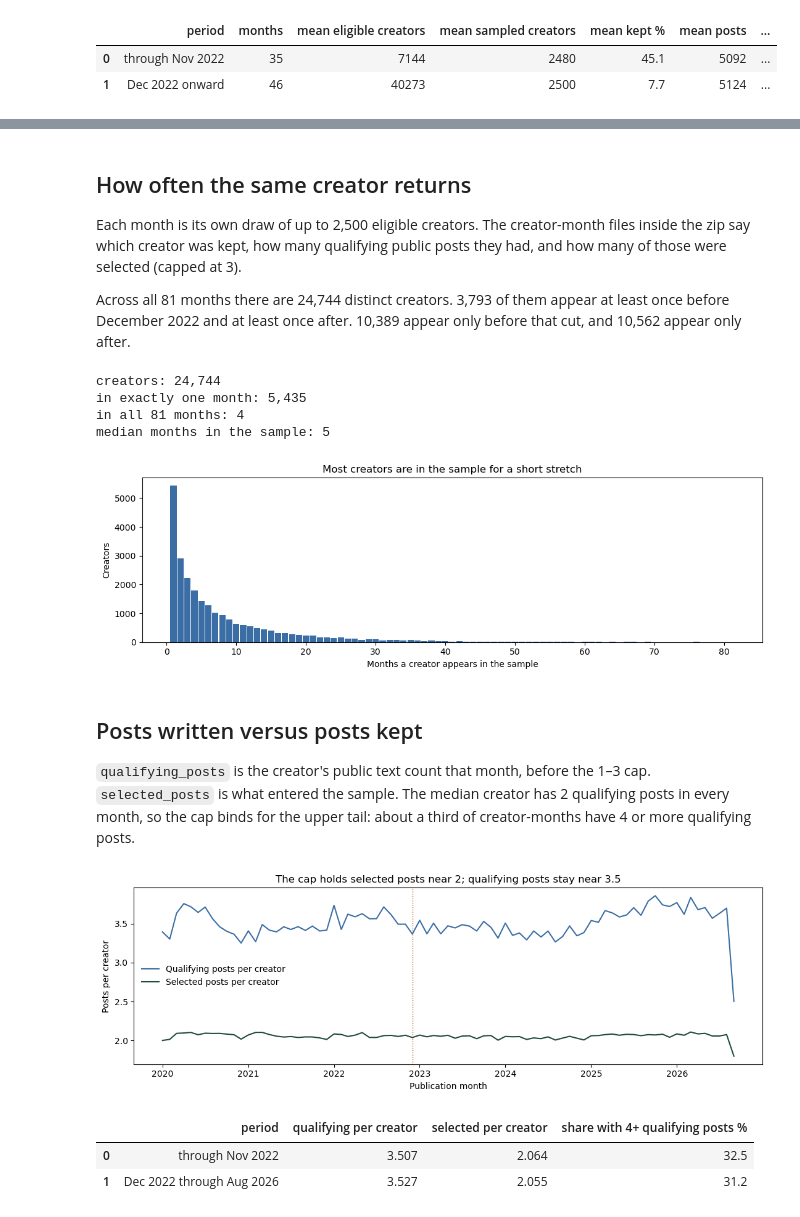
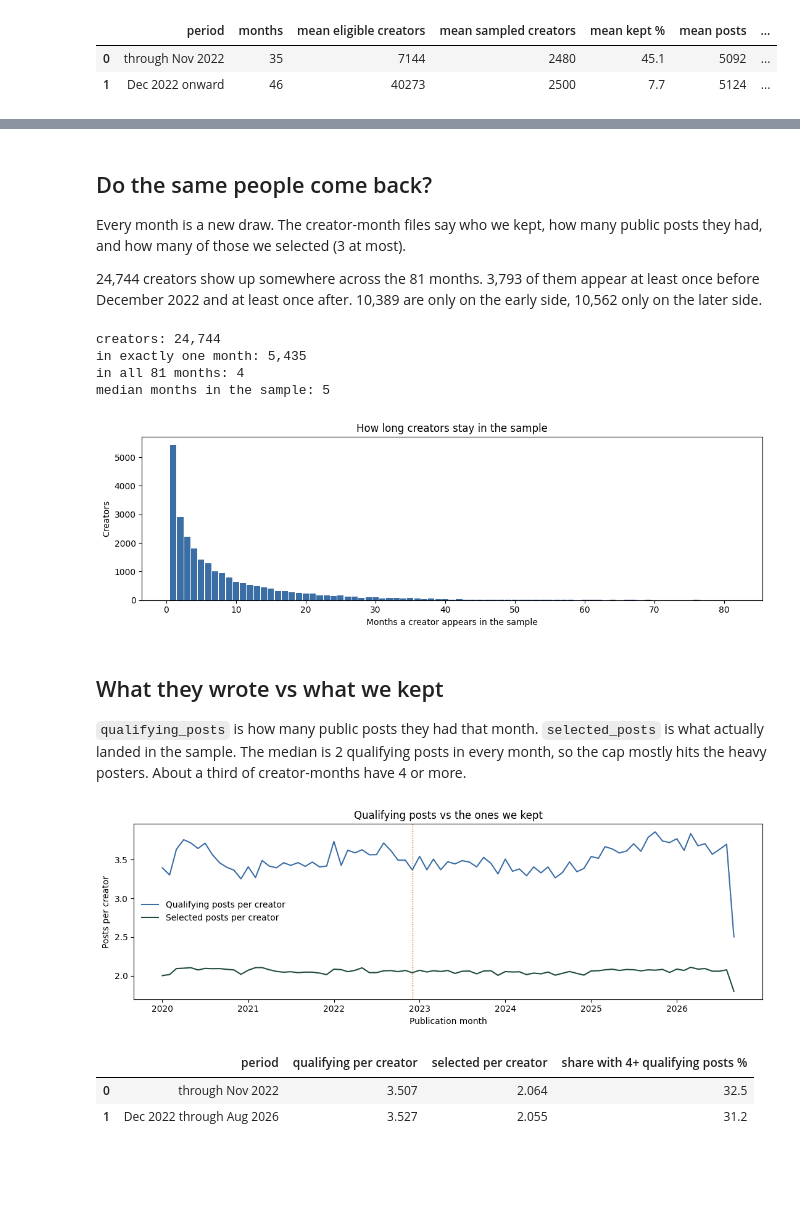
Before and after one commit to mbadu1/cap-folder, a Jupyter notebook: notebooks/substack_sample_eda.ipynb, the cells around one changed output, grey strips where cells are left out. Cells and saved outputs as stored; diff of their text form; code cells hidden in the pictures; blank space fills up the shorter version.

```diff
--- a/notebooks/substack_sample_eda.ipynb
+++ b/notebooks/substack_sample_eda.ipynb
@@ -211,9 +205,9 @@ Three limits belong in any later write-up.
 # %% [markdown]
-## How often the same creator returns
+## Do the same people come back?
 
-Each month is its own draw of up to 2,500 eligible creators. The creator-month files inside the zip say which creator was kept, how many qualifying public posts they had, and how many of those were selected (capped at 3).
+Every month is a new draw. The creator-month files say who we kept, how many public posts they had, and how many of those we selected (3 at most).
 
-Across all 81 months there are 24,744 distinct creators. 3,793 of them appear at least once before December 2022 and at least once after. 10,389 appear only before that cut, and 10,562 appear only after.
+24,744 creators show up somewhere across the 81 months. 3,793 of them appear at least once before December 2022 and at least once after. 10,389 are only on the early side, 10,562 only on the later side.
 # %%
 repeat = pd.read_csv(DATA / "creator_repeat.csv")
 print(f"creators: {int(repeat['creators'].sum()):,}")
@@ -225,7 +219,7 @@ fig, ax = plt.subplots(figsize=(11, 3.6))
 ax.bar(repeat["months_in_sample"], repeat["creators"], color="#3b6ea5", width=0.9)
 ax.set_xlabel("Months a creator appears in the sample")
 ax.set_ylabel("Creators")
-ax.set_title("Most creators are in the sample for a short stretch")
+ax.set_title("How long creators stay in the sample")
 fig.tight_layout()
 plt.show()
 # %% [output]
@@ -233,43 +227,43 @@ creators: 24,744
 in exactly one month: 5,435
 in all 81 months: 4
 median months in the sample: 5
-[figure, old version]
+[figure, new version]
 # %% [markdown]
-## Posts written versus posts kept
+## What they wrote vs what we kept
 
-`qualifying_posts` is the creator's public text count that month, before the 1–3 cap. `selected_posts` is what entered the sample. The median creator has 2 qualifying posts in every month, so the cap binds for the upper tail: about a third of creator-months have 4 or more qualifying posts.
+`qualifying_posts` is how many public posts they had that month. `selected_posts` is what actually landed in the sample. The median is 2 qualifying posts in every month, so the cap mostly hits the heavy posters. About a third of creator-months have 4 or more.
 # %%
 volume = pd.read_csv(DATA / "creator_month_volume.csv", parse_dates=["year_month"])
 volume["qual_per_creator"] = volume["qualifying_posts"] / volume["sampled_creators"]
 volume["sel_per_creator"] = volume["selected_posts"] / volume["sampled_creators"]
 volume["share_4plus"] = 100 * volume["creators_with_4plus"] / volume["sampled_creators"]
 volume["period"] = volume["year_month"].ge(CUT).map({False: "pre", True: "post"})
 
 fig, ax = plt.subplots(figsize=(11, 3.8))
 ax.plot(volume["year_month"], volume["qual_per_creator"], color="#3b6ea5", label="Qualifying posts per creator")
 ax.plot(volume["year_month"], volume["sel_per_creator"], color="#1f4b3a", label="Selected posts per creator")
 ax.axvline(CUT, color="#b45309", ls=":", lw=1)
 ax.set_ylabel("Posts per creator")
 ax.set_xlabel("Publication month")
-ax.set_title("The cap holds selected posts near 2; qualifying posts stay near 3.5")
+ax.set_title("Qualifying posts vs the ones we kept")
 ax.legend(frameon=False)
 fig.tight_layout()
 plt.show()
 
 full = volume[volume["year_month"] < "2026-09-01"]
 def vblock(df, label):
     return {
         "period": label,
         "qualifying per creator": round(df["qualifying_posts"].sum() / df["sampled_creators"].sum(), 3),
         "selected per creator": round(df["selected_posts"].sum() / df["sampled_creators"].sum(), 3),
         "share with 4+ qualifying posts %": round(100 * df["creators_with_4plus"].sum() / df["sampled_creators"].sum(), 1),
     }
 pd.DataFrame([
     vblock(full[full["period"]=="pre"], "through Nov 2022"),
     vblock(full[full["period"]=="post"], "Dec 2022 through Aug 2026"),
 ])
 # %% [output]
-[figure, old version]
+[figure, new version]
 |  | period | qualifying per creator | selected per creator | share with 4+ qualifying posts % |
 | 0 | through Nov 2022 | 3.507 | 2.064 | 32.5 |
 | 1 | Dec 2022 through Aug 2026 | 3.527 | 2.055 | 31.2 |
```
Also changed, not shown: parts of 16 cells of this notebook, 8 other files.
